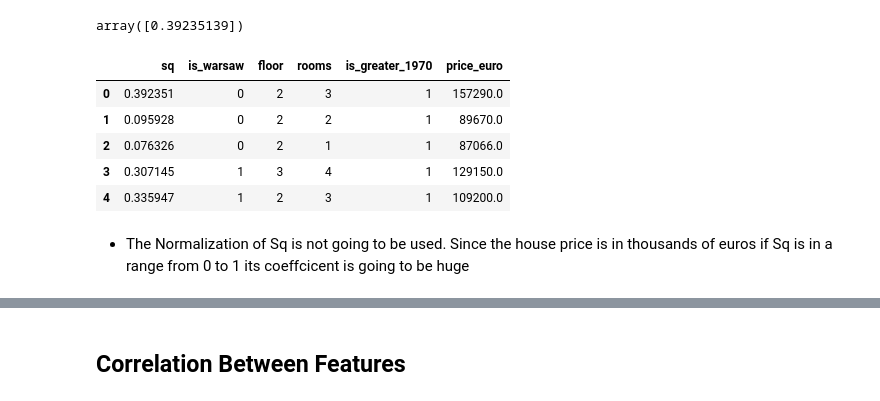
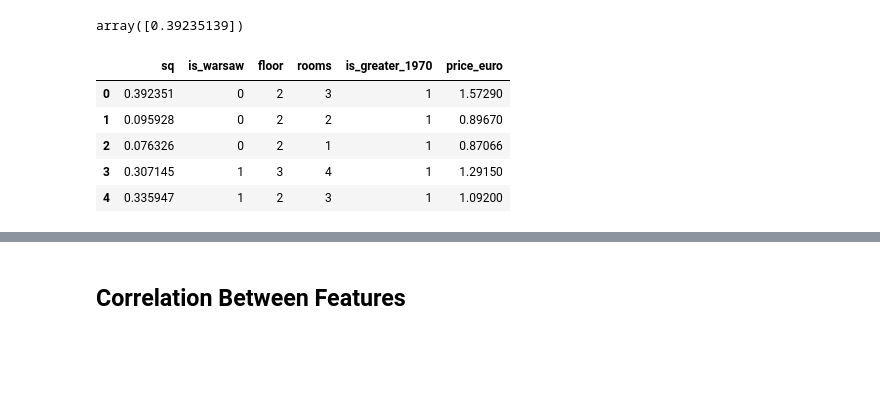
Before and after one commit to princeKike27/Poland-House-Prices-Prediction, a Jupyter notebook: Poland_House_Prices_Prediction.ipynb, the cells around one changed output, grey strips where cells are left out. Drawn from its saved outputs; the diff is of its cells as text; code cells hidden in the pictures; blank space fills up the shorter version.

```diff
--- a/Poland_House_Prices_Prediction.ipynb
+++ b/Poland_House_Prices_Prediction.ipynb
@@ -614,27 +614,25 @@ array([0.39235139])
 # %%
 # create df to continue further analysis of normalized features
 df_features = pd.DataFrame(features, columns=['sq'])
 
 
 # add is_warsaw column
 df_features['is_warsaw'] = df_houses_raw['is_warsaw']
 # add floor column
 df_features['floor'] = df_houses_raw['floor']
 # add rooms
 df_features['rooms'] = df_houses_raw['rooms']
 # add is_greater_1970
 df_features['is_greater_1970'] = df_houses_raw['is_greater_1970']
 # add price column
-df_features['price_euro'] = df_houses_raw['price_euro']
+df_features['price_euro'] = df_houses_raw['price_euro'] / 100000
 
 
 df_features.head()
 # %% [output]
 |  | sq | is_warsaw | floor | rooms | is_greater_1970 | price_euro |
-| 0 | 0.392351 | 0 | 2 | 3 | 1 | 157290.0 |
-| 1 | 0.095928 | 0 | 2 | 2 | 1 | 89670.0 |
-| 2 | 0.076326 | 0 | 2 | 1 | 1 | 87066.0 |
-| 3 | 0.307145 | 1 | 3 | 4 | 1 | 129150.0 |
-| 4 | 0.335947 | 1 | 2 | 3 | 1 | 109200.0 |
+| 0 | 0.392351 | 0 | 2 | 3 | 1 | 1.57290 |
+| 1 | 0.095928 | 0 | 2 | 2 | 1 | 0.89670 |
+| 2 | 0.076326 | 0 | 2 | 1 | 1 | 0.87066 |
+| 3 | 0.307145 | 1 | 3 | 4 | 1 | 1.29150 |
+| 4 | 0.335947 | 1 | 2 | 3 | 1 | 1.09200 |
-# %% [markdown]
-- The Normalization of Sq is not going to be used. Since the house price is in thousands of euros if Sq is in a range from 0 to 1 its coeffcicent is going to be huge
```
Also changed, not shown: parts of 51 cells of this notebook.
